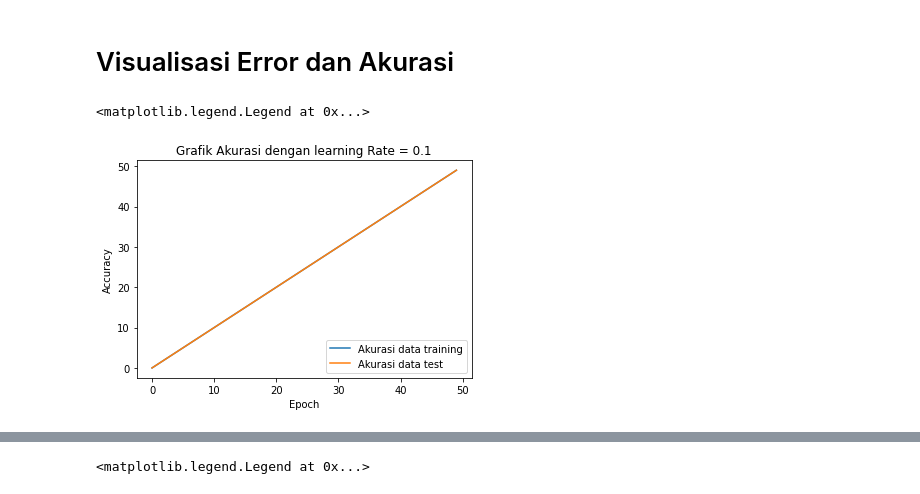
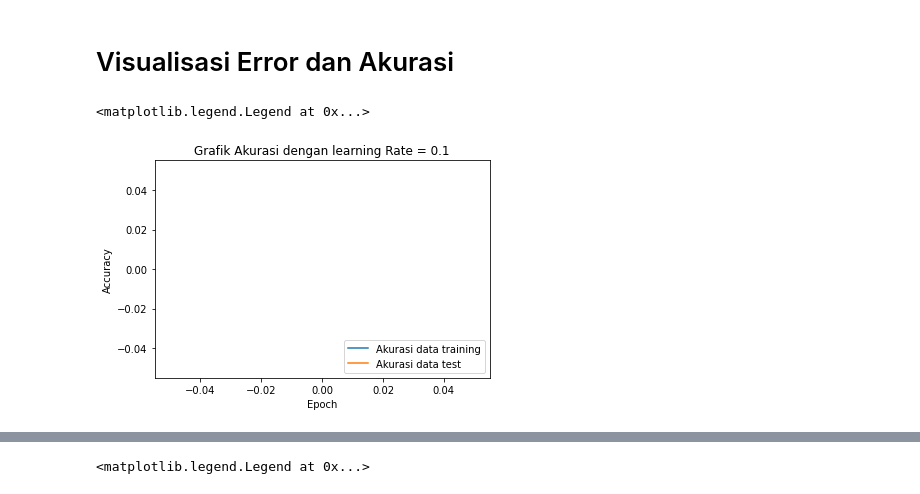
Before and after one commit to amariliskm/Flower-Classification, a Jupyter notebook: Tugas_ML.ipynb, the cells around one changed output, grey strips where cells are left out. Cells and saved outputs as stored; diff of their text form; code cells hidden in the pictures.

```diff
--- a/Tugas_ML.ipynb
+++ b/Tugas_ML.ipynb
@@ -249,17 +247,17 @@ TypeError: ignored
 # %%
 # Visualisasikan akurasi setiap 50 epoch, learning rate = 0.1
 import matplotlib.pyplot as plt
 
 epoch = range(50)
-plt.plot(epoch,label="Akurasi data training")
-plt.plot(epoch, label="Akurasi data test")
+plt.plot(acc,label="Akurasi data training")
+plt.plot(acc, label="Akurasi data test")
 plt.title("Grafik Akurasi dengan learning Rate = 0.1")
 plt.xlabel("Epoch")
 plt.ylabel("Accuracy")
 plt.legend(loc='lower right')
 # %% [output]
 <matplotlib.legend.Legend at 0x...>
-[figure, old version]
+[figure, new version]
 # %%
 # Visualisasikan error setiap 50 epoch, learning rate = 0.1
 
```
Also changed, not shown: parts of 4 cells of this notebook.
